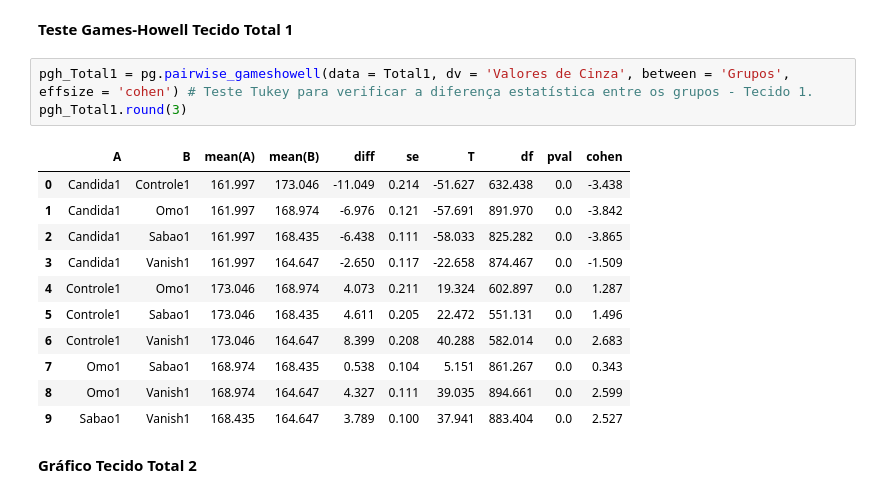
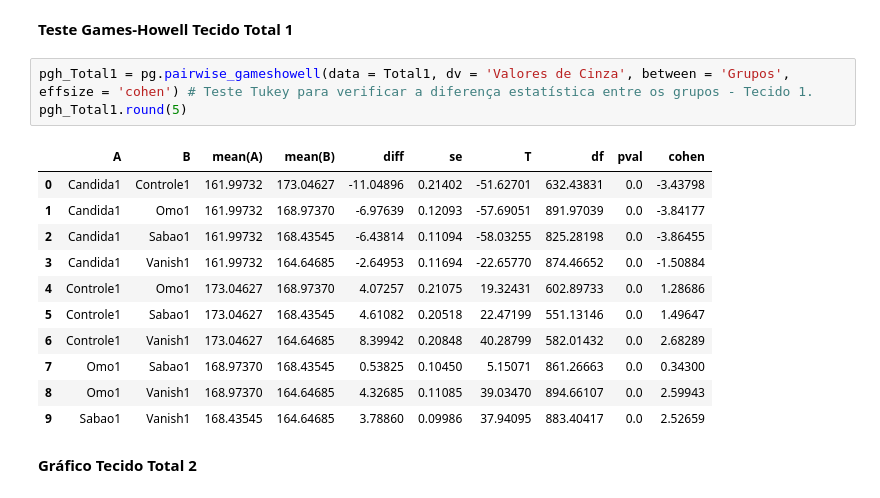
Before and after one commit to brdacunha/BECN, a Jupyter notebook: Valores_de_Cinza_BECN.ipynb, the cells around one changed output. Saved outputs shown, nothing was run; the diff lists cells and outputs as text.

```diff
--- a/Valores_de_Cinza_BECN.ipynb
+++ b/Valores_de_Cinza_BECN.ipynb
@@ -60,19 +64,19 @@ waov_Total1
 **Teste Games-Howell Tecido Total 1**
 # %%
 pgh_Total1 = pg.pairwise_gameshowell(data = Total1, dv = 'Valores de Cinza', between = 'Grupos', effsize = 'cohen') # Teste Tukey para verificar a diferença estatística entre os grupos - Tecido 1.
-pgh_Total1.round(3)
+pgh_Total1.round(5)
 # %% [output]
 |  | A | B | mean(A) | mean(B) | diff | se | T | df | pval | cohen |
-| 0 | Candida1 | Controle1 | 161.997 | 173.046 | -11.049 | 0.214 | -51.627 | 632.438 | 0.0 | -3.438 |
-| 1 | Candida1 | Omo1 | 161.997 | 168.974 | -6.976 | 0.121 | -57.691 | 891.970 | 0.0 | -3.842 |
-| 2 | Candida1 | Sabao1 | 161.997 | 168.435 | -6.438 | 0.111 | -58.033 | 825.282 | 0.0 | -3.865 |
-| 3 | Candida1 | Vanish1 | 161.997 | 164.647 | -2.650 | 0.117 | -22.658 | 874.467 | 0.0 | -1.509 |
-| 4 | Controle1 | Omo1 | 173.046 | 168.974 | 4.073 | 0.211 | 19.324 | 602.897 | 0.0 | 1.287 |
-| 5 | Controle1 | Sabao1 | 173.046 | 168.435 | 4.611 | 0.205 | 22.472 | 551.131 | 0.0 | 1.496 |
-| 6 | Controle1 | Vanish1 | 173.046 | 164.647 | 8.399 | 0.208 | 40.288 | 582.014 | 0.0 | 2.683 |
-| 7 | Omo1 | Sabao1 | 168.974 | 168.435 | 0.538 | 0.104 | 5.151 | 861.267 | 0.0 | 0.343 |
-| 8 | Omo1 | Vanish1 | 168.974 | 164.647 | 4.327 | 0.111 | 39.035 | 894.661 | 0.0 | 2.599 |
-| 9 | Sabao1 | Vanish1 | 168.435 | 164.647 | 3.789 | 0.100 | 37.941 | 883.404 | 0.0 | 2.527 |
+| 0 | Candida1 | Controle1 | 161.99732 | 173.04627 | -11.04896 | 0.21402 | -51.62701 | 632.43831 | 0.0 | -3.43798 |
+| 1 | Candida1 | Omo1 | 161.99732 | 168.97370 | -6.97639 | 0.12093 | -57.69051 | 891.97039 | 0.0 | -3.84177 |
+| 2 | Candida1 | Sabao1 | 161.99732 | 168.43545 | -6.43814 | 0.11094 | -58.03255 | 825.28198 | 0.0 | -3.86455 |
+| 3 | Candida1 | Vanish1 | 161.99732 | 164.64685 | -2.64953 | 0.11694 | -22.65770 | 874.46652 | 0.0 | -1.50884 |
+| 4 | Controle1 | Omo1 | 173.04627 | 168.97370 | 4.07257 | 0.21075 | 19.32431 | 602.89733 | 0.0 | 1.28686 |
+| 5 | Controle1 | Sabao1 | 173.04627 | 168.43545 | 4.61082 | 0.20518 | 22.47199 | 551.13146 | 0.0 | 1.49647 |
+| 6 | Controle1 | Vanish1 | 173.04627 | 164.64685 | 8.39942 | 0.20848 | 40.28799 | 582.01432 | 0.0 | 2.68289 |
+| 7 | Omo1 | Sabao1 | 168.97370 | 168.43545 | 0.53825 | 0.10450 | 5.15071 | 861.26663 | 0.0 | 0.34300 |
+| 8 | Omo1 | Vanish1 | 168.97370 | 164.64685 | 4.32685 | 0.11085 | 39.03470 | 894.66107 | 0.0 | 2.59943 |
+| 9 | Sabao1 | Vanish1 | 168.43545 | 164.64685 | 3.78860 | 0.09986 | 37.94095 | 883.40417 | 0.0 | 2.52659 |
 # %% [markdown]
 **Gráfico Tecido Total 2**
 # %%
```
Also changed, not shown: parts of 5 cells of this notebook.
